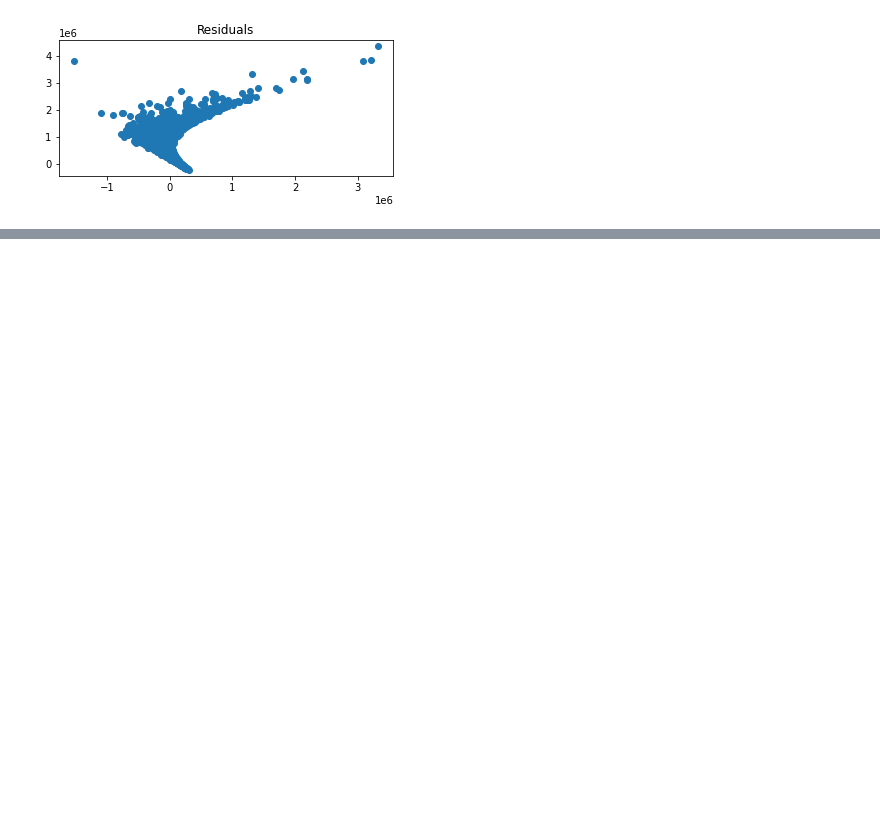
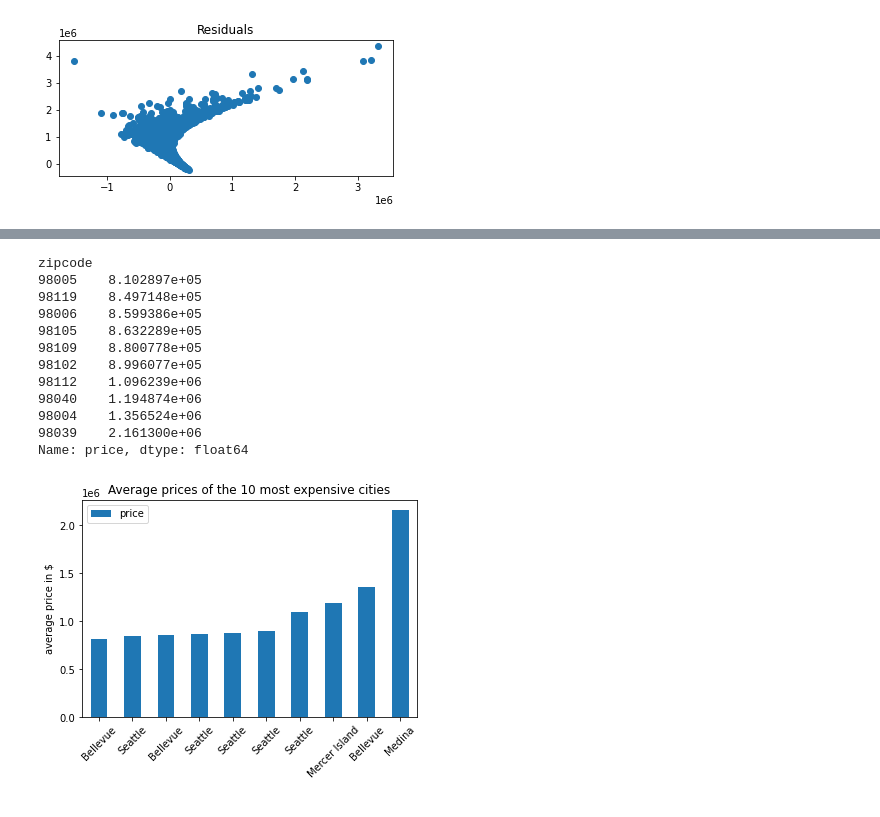
Before and after one commit to christine-berlin/house_price_predictions, a Jupyter notebook: notebooks/EDA.ipynb, the cells around one changed output, grey strips where cells are left out. Cells and saved outputs as stored; diff of their text form; code cells hidden in the pictures; blank space fills up the shorter version.

```diff
--- a/notebooks/EDA.ipynb
+++ b/notebooks/EDA.ipynb
@@ -351,0 +399,26 @@ _ = ax.scatter(residual, pred_val)
+# %%
+b = df_king_county.groupby('zipcode').price.mean().sort_values().tail(10)
+dfb = pd.DataFrame({'zipcode': [get_location(z) for z in b.index],  'price': b.values})
+axb = plt.subplot()
+figb = dfb.plot(kind = 'bar', x = 'zipcode', y = 'price', ax = axb)
+plt.xticks(rotation=45)
+plt.ylabel('average price in $')
+plt.title('Average prices of the 10 most expensive cities')
+get_location(98001)
+plt.xlabel(' ')
+
+b
+# %% [output]
+zipcode
+98005    8.102897e+05
+98119    8.497148e+05
+98006    8.599386e+05
+98105    8.632289e+05
+98109    8.800778e+05
+98102    8.996077e+05
+98112    1.096239e+06
+98040    1.194874e+06
+98004    1.356524e+06
+98039    2.161300e+06
+Name: price, dtype: float64
+[figure, added]
```
Also changed, not shown: parts of 26 cells of this notebook.
